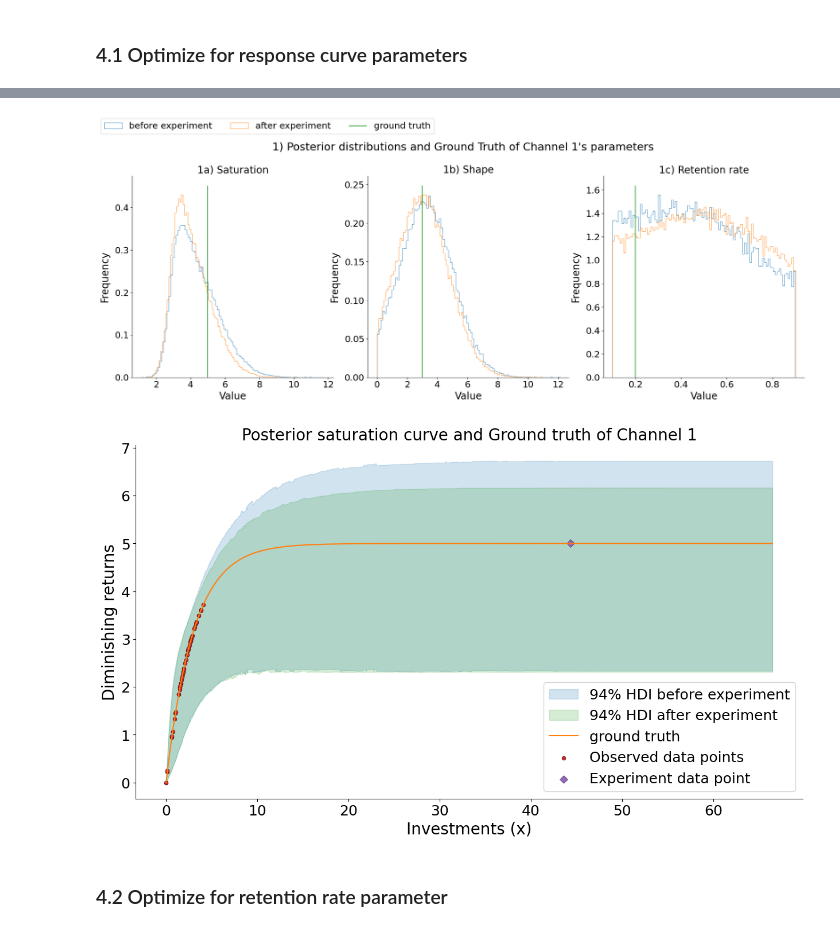
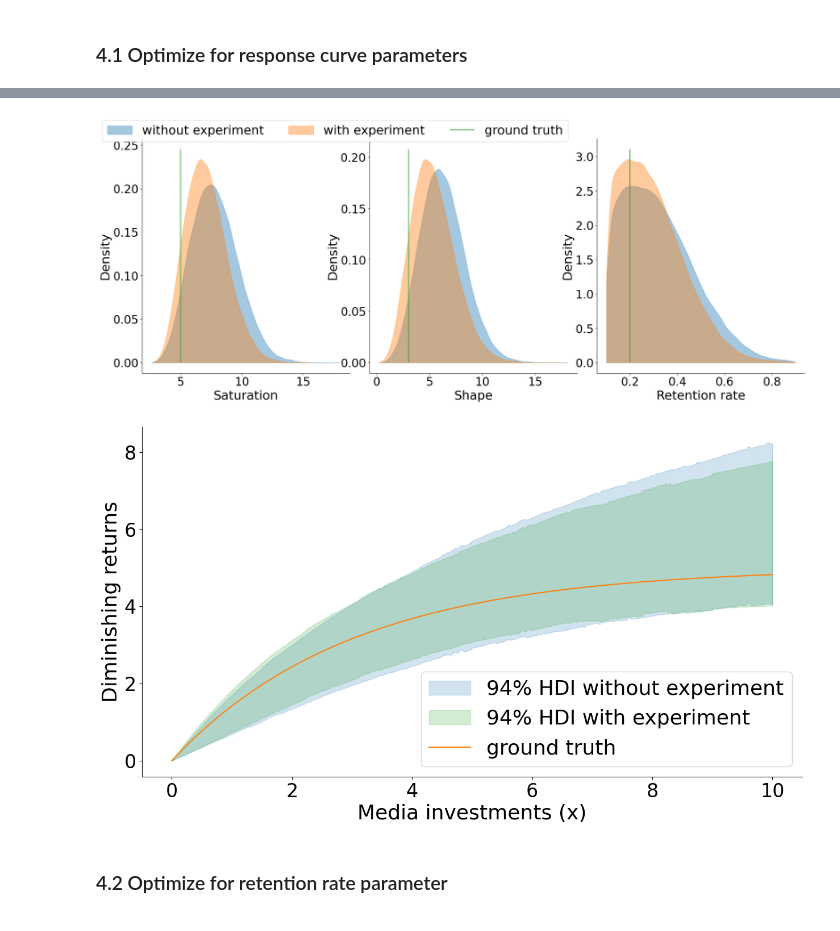
Before and after one commit to triluu03/bedmmm, a Jupyter notebook: experiment/one_uncertain_channel.ipynb, the cells around one changed output, grey strips where cells are left out. Drawn from its saved outputs; the diff is of its cells as text; code cells hidden in the pictures.

Commit message:
experiment: update the notebook

```diff
--- a/experiment/one_uncertain_channel.ipynb
+++ b/experiment/one_uncertain_channel.ipynb
@@ -113,0 +129,2 @@ plot_generated_data_on_response_curve(data, media_param_df)
+# %%
+plt.style.use("_mpl-gallery")
@@ -114,3 +166,5 @@ plot_generated_data_on_response_curve(data, media_param_df)
+# %%
+plt.style.use("default")
 # %% [markdown]
 ## 3. Fit a Marketing Mix Model (MMM)
 # %% [markdown]
@@ -230,0 +283,13 @@ array([1.41826055, 3.03774116, 2.5643959 , 3.32363377])
+# %%
+data_without_dhat = pl.concat([data, future_data], how="vertical")
+
+model_without_dhat = MarketingMixModel(
+    model_config=model_config,
+    sampler_config=sampler_config,
+)
+
+idata_without_dhat = model_without_dhat.fit(
+    data_without_dhat.drop(["y"]).to_pandas(),
+    data_without_dhat["y"].to_pandas(),
+    random_seed=42,
+)
@@ -231,5 +318,15 @@ array([1.41826055, 3.03774116, 2.5643959 , 3.32363377])
 # %% [markdown]
 ### 4.1 Optimize for response curve parameters
+# %%
+future_control_vars = (
+    future_data.slice(0, 1)
+    .select(cs.starts_with("control_"))
+    .to_numpy()
+    .flatten()
+)
+future_media_data_df = future_data.slice(0, 4).select(cs.starts_with("media_"))
+
+channel_0_total_future_budget = future_media_data_df.to_numpy()[:, 0].sum()
 # %%
 d_hat_curve_param = (
     ExperimentDesigner(n_media_channels=4, c=future_control_vars)
@@ -302,23 +468,21 @@ summary_with_dhat_curve_param_df = az.summary(idata_with_dhat_curve_param)
 # %%
 # Plot the stuff
 plot_experiment_posterior_vs_ground_truth(
-    idata_before_experiment=idata,
-    idata_after_experiment=idata_with_dhat_curve_param,
+    idata_without_experiment=idata_without_dhat,
+    idata_with_experiment=idata_with_dhat_curve_param,
     media_param_df=media_param_df,
     media_feature_names=["media_0"],
 )
 
 plot_experiment_posterior_response_curve(
-    idata_before_experiment=idata,
-    idata_after_experiment=idata_with_dhat_curve_param,
-    data=data,
-    experiment_data=d_hat_curve_param,
+    idata_without_experiment=idata_without_dhat,
+    idata_with_experiment=idata_with_dhat_curve_param,
     media_param_df=media_param_df,
     media_feature_name="media_0",
 )
 # %% [output]
-[figure, old version]
+[figure, new version]
-[figure, old version]
+[figure, new version]
 # %% [markdown]
 ### 4.2 Optimize for retention rate parameter
 # %%
```
Also changed, not shown: parts of 25 cells of this notebook, 4 other files.
